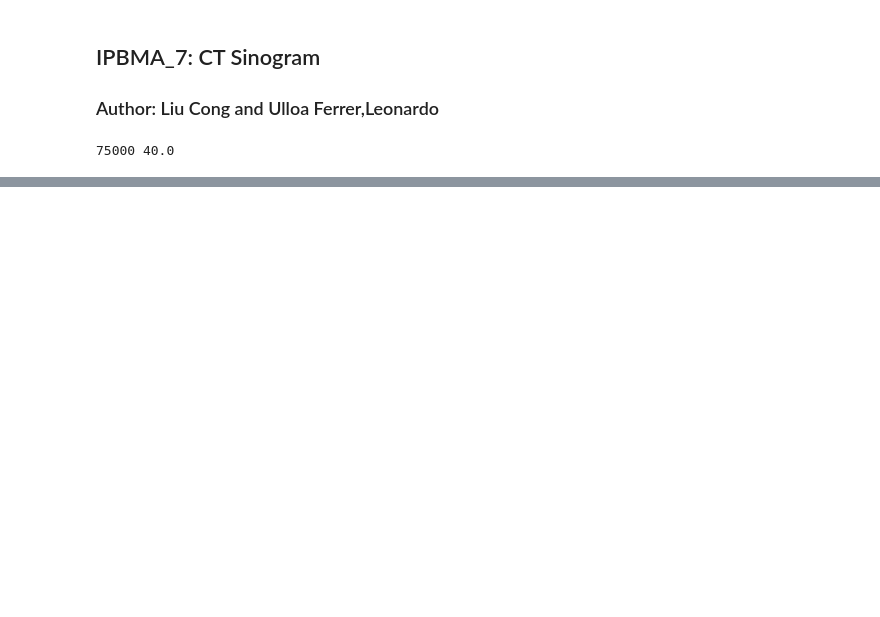
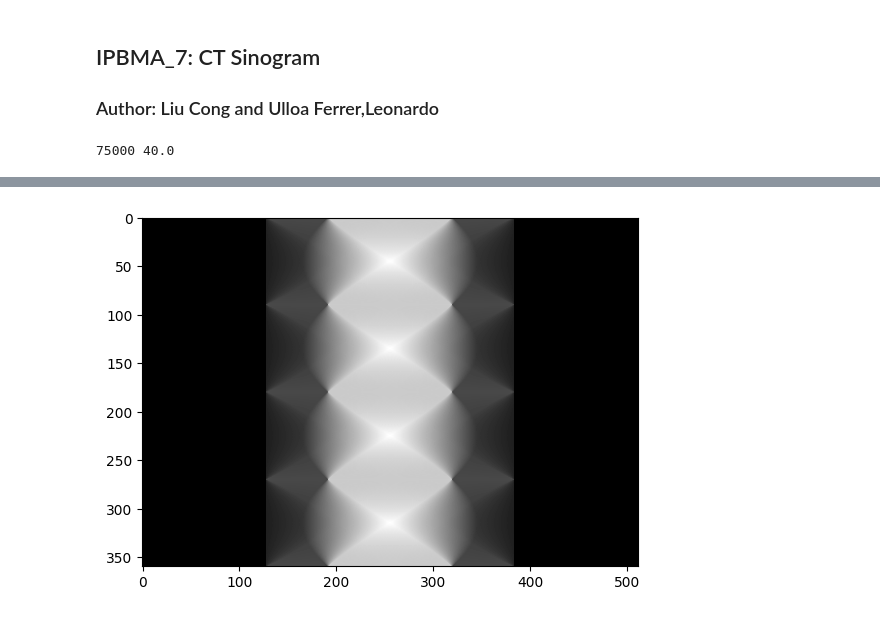
Before and after one commit to Leo00010011/IPBMI_Notebooks, a Jupyter notebook: E7/IPBMA_7_CT Sinogram.ipynb, the cells around one changed output, grey strips where cells are left out. Cells and saved outputs as stored; diff of their text form; code cells hidden in the pictures; blank space fills up the shorter version.

```diff
--- a/E7/IPBMA_7_CT Sinogram.ipynb
+++ b/E7/IPBMA_7_CT Sinogram.ipynb
@@ -63,0 +88,5 @@ qSinograma= interactor_CT(N0, obj, h, nProjections)
+# %%
+pyplot.imshow(pSinograma, cmap="gray")
+pyplot.show()
+# %% [output]
+[figure, added]
```
Also changed, not shown: parts of 15 cells of this notebook, 7 other files.
